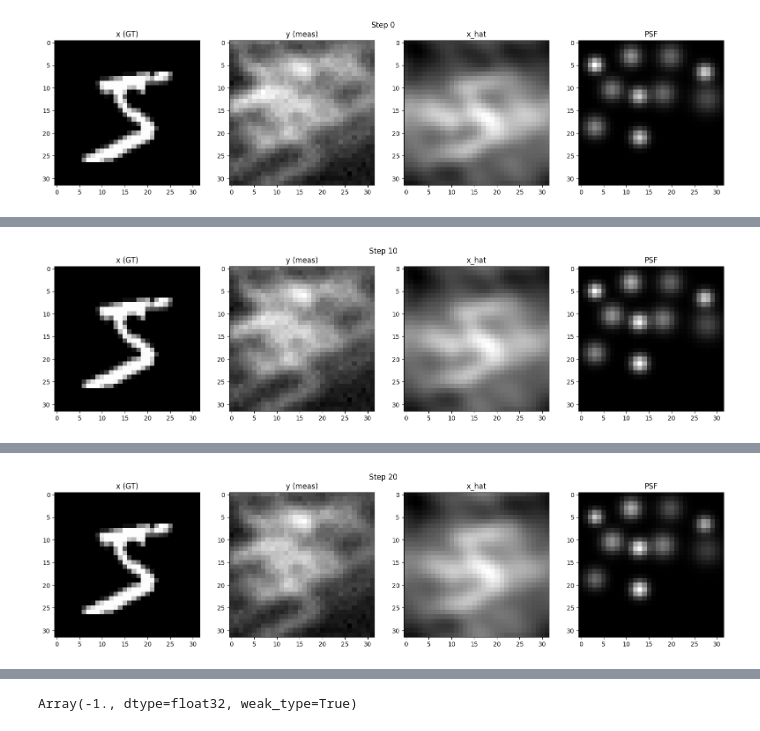
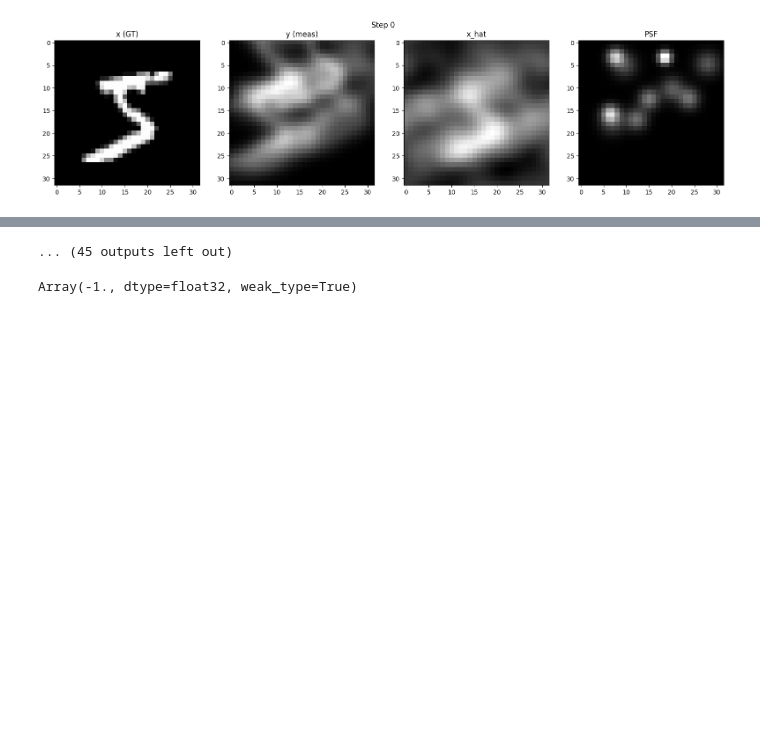
Before and after one commit to Drizlly/e2e-imaging, a Jupyter notebook: e2e_imaging.ipynb, the cells around one changed output, grey strips where cells are left out. Drawn from its saved outputs; the diff is of its cells as text; code cells hidden in the pictures; blank space fills up the shorter version.

```diff
--- a/e2e_imaging.ipynb
+++ b/e2e_imaging.ipynb
@@ -98,35 +71,36 @@ def gaussian_noise(image: jnp.ndarray, sigma: float, key: jax.random.PRNGKey) ->
 class E2E(eqx.Module):
     psf_module: eqx.Module
     log_K: jnp.ndarray  # learn in log space to keep K positive
-    noise_sigma: float = eqx.field(static=True)
 
-    def __init__(self, psf_module, log_K=jnp.array(-1.0), noise_sigma = 0.01):
+    def __init__(self,
+                 psf_module,
+                 log_K=jnp.array(-1.0)):
         self.psf_module = psf_module
         self.log_K = log_K # initializes K to ~1e-4
-        self.noise_sigma = noise_sigma
 
 
     def __call__(self, x: jnp.ndarray, key: Optional[jax.random.PRNGKey] = None) -> tuple:
         # x: (B, H, W)
+        key = jax.random.PRNGKey(0) if key is None else key # TODO: ask claude, is this bad seeding?
+
         K = jnp.exp(self.log_K)  # ensure K is always positive
-        psf = self.psf_module.compute_psf()  # (K, L)
-        y = conv2d(x, psf)                   # (B, H, W)
-        key = jax.random.PRNGKey(0) if key is None else key
-        noisy_y = gaussian_noise(y, self.noise_sigma, key)
+        psf, y = self.psf_module(x)  # psf:(K, L), y:(B, H, W)
+        noisy_y = y
         x_hat = wiener_deconv(noisy_y, psf, K)     # (B, H, W)
+
         return x_hat, noisy_y, psf
 # %%
 # some constants
 photon_count = 160
-subset_fraction = 1 #TODO: CHANGE THIS FRACTION WHEN I FIGURE OUT THE GPU ISSUE
-seed_value = 0 #TODO: FIX SEEDING
+subset_fraction = 1
+seed_value = 42 #TODO: FIX SEEDING
 psf_size = (32, 32)
 key = jax.random.PRNGKey(seed_value)
 learning_rate = 1e-3
 dataset_name = 'mnist'
 object_size = 32
 num_gaussian = 10
-noise_sigma = 10
+noise_sigma = 0.5
 
 #other constants
 tile_rows=1
@@ -139,7 +113,7 @@ log_K = jnp.array(-1.0) #initial starting K value for wiener deconv
 #wandb logging stuff
 use_wandb = True
 project_name = 'e2e_imaging_playground'
-run_name = f'mnist_noise_sigma_{noise_sigma}_photon_count_{photon_count}_num_gaussian_{num_gaussian}_photon_count_{photon_count}'
+run_name = f'mnist_noise_sigma_{noise_sigma}_photon_count_{photon_count}_num_gaussian_{num_gaussian}'
 log_every = 10
 # %%
 # set up wandb config
@@ -200,8 +174,8 @@ e2e_optimizer = E2EOptimizer(
 # %%
 optimized_imaging_system = e2e_optimizer.optimize(
     train_dataset,
-    num_steps=50,
-    log_every=1,
-    visualize_every=10
+    num_steps=500,
+    log_every=10,
+    visualize_every=100
 )
 # %% [output]
@@ -210 +184 @@ CORNER VAL: -17.271202
-[figure, old version]
+[figure, new version]
@@ -222 +187,0 @@ CORNER VAL: -17.271227
-[figure, removed]
@@ -234 +190,0 @@ CORNER VAL: -17.27125
-[figure, removed]
@@ -244,3 +196,4 @@ step 28/50  loss=165176.125000  K=0.357097
+... (45 outputs left out)
 # %%
 model.log_K
 # %% [output]
```
Also changed, not shown: parts of 5 cells of this notebook, 3 other files.
